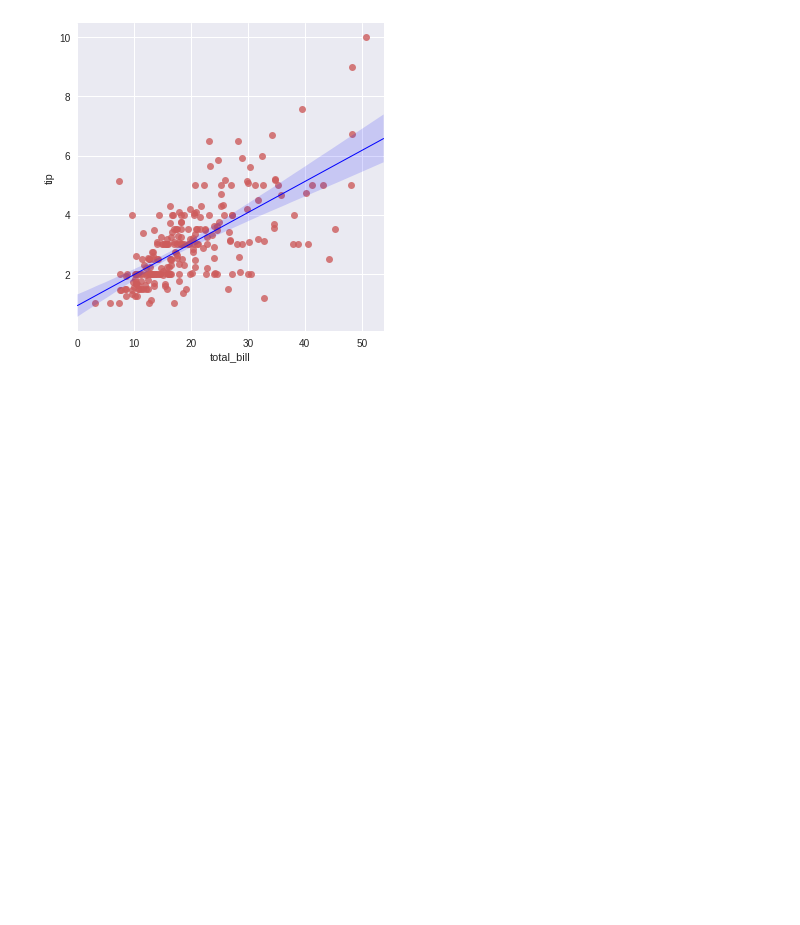
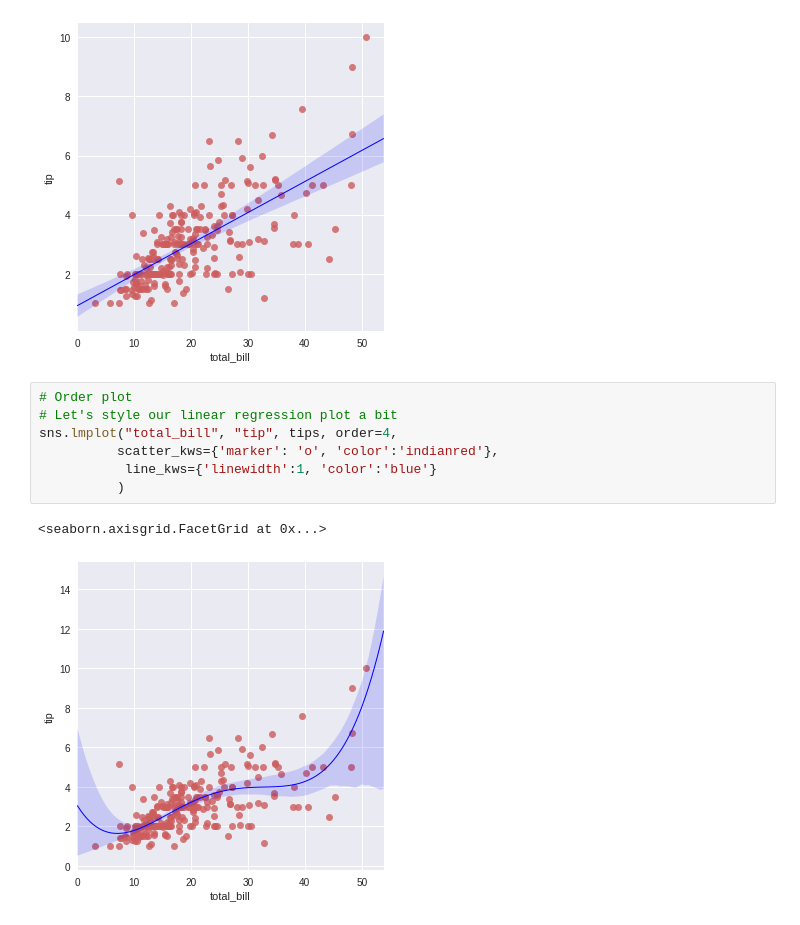
Before and after one commit to manishth/data_visualization_python, a Jupyter notebook: Regression Plots.ipynb, the cells around one changed output. Cells and saved outputs as stored; diff of their text form; blank space fills up the shorter version.

Commit message:
linear regression plots order

```diff
--- a/Regression Plots.ipynb
+++ b/Regression Plots.ipynb
@@ -32,3 +32,13 @@ sns.lmplot("total_bill", "tip", tips,
 # %% [output]
 <seaborn.axisgrid.FacetGrid at 0x...>
 [figure]
+# %%
+# Order plot
+# Let's style our linear regression plot a bit
+sns.lmplot("total_bill", "tip", tips, order=4,
+          scatter_kws={'marker': 'o', 'color':'indianred'},
+           line_kws={'linewidth':1, 'color':'blue'}
+          )
+# %% [output]
+<seaborn.axisgrid.FacetGrid at 0x...>
+[figure, added]
```
